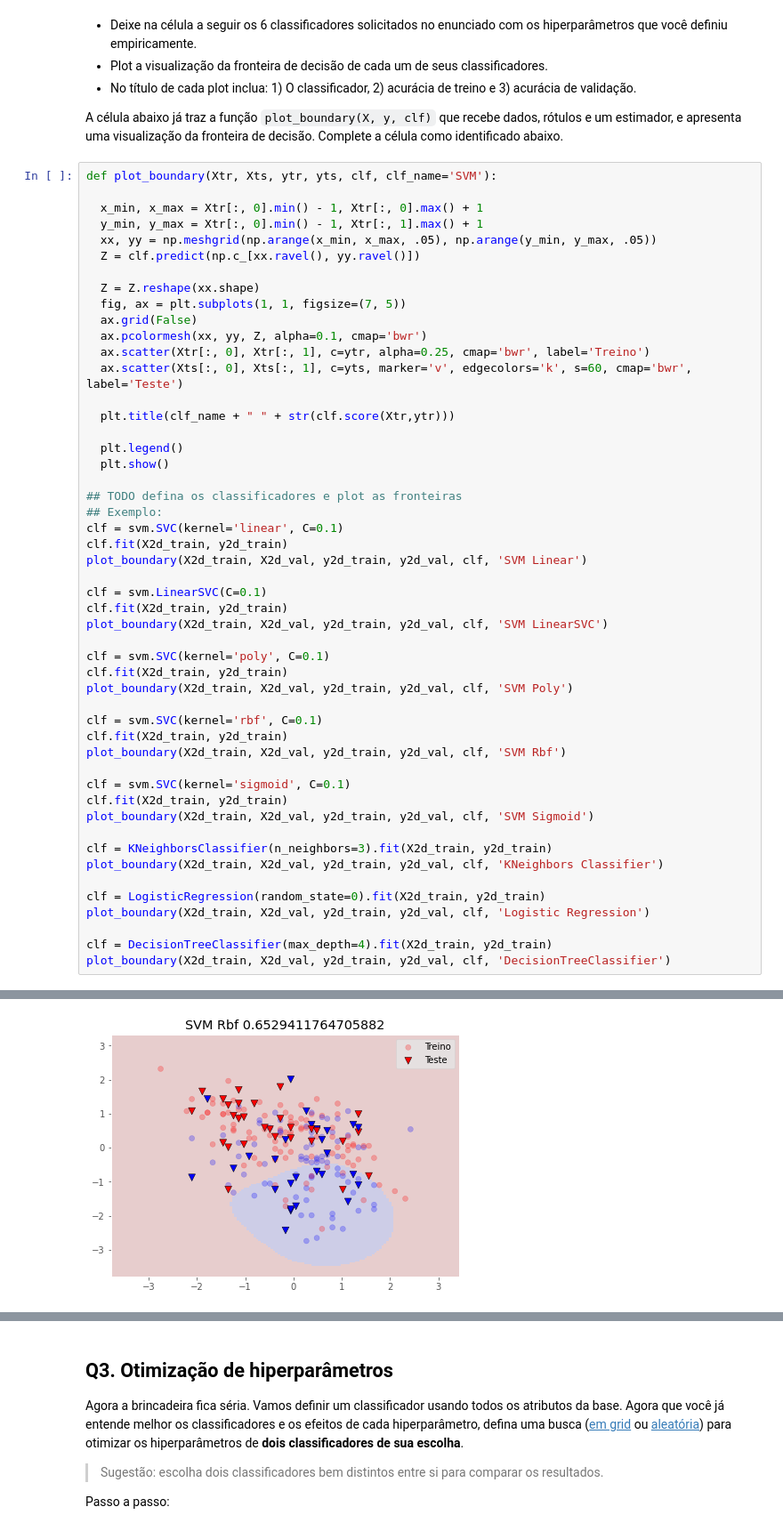
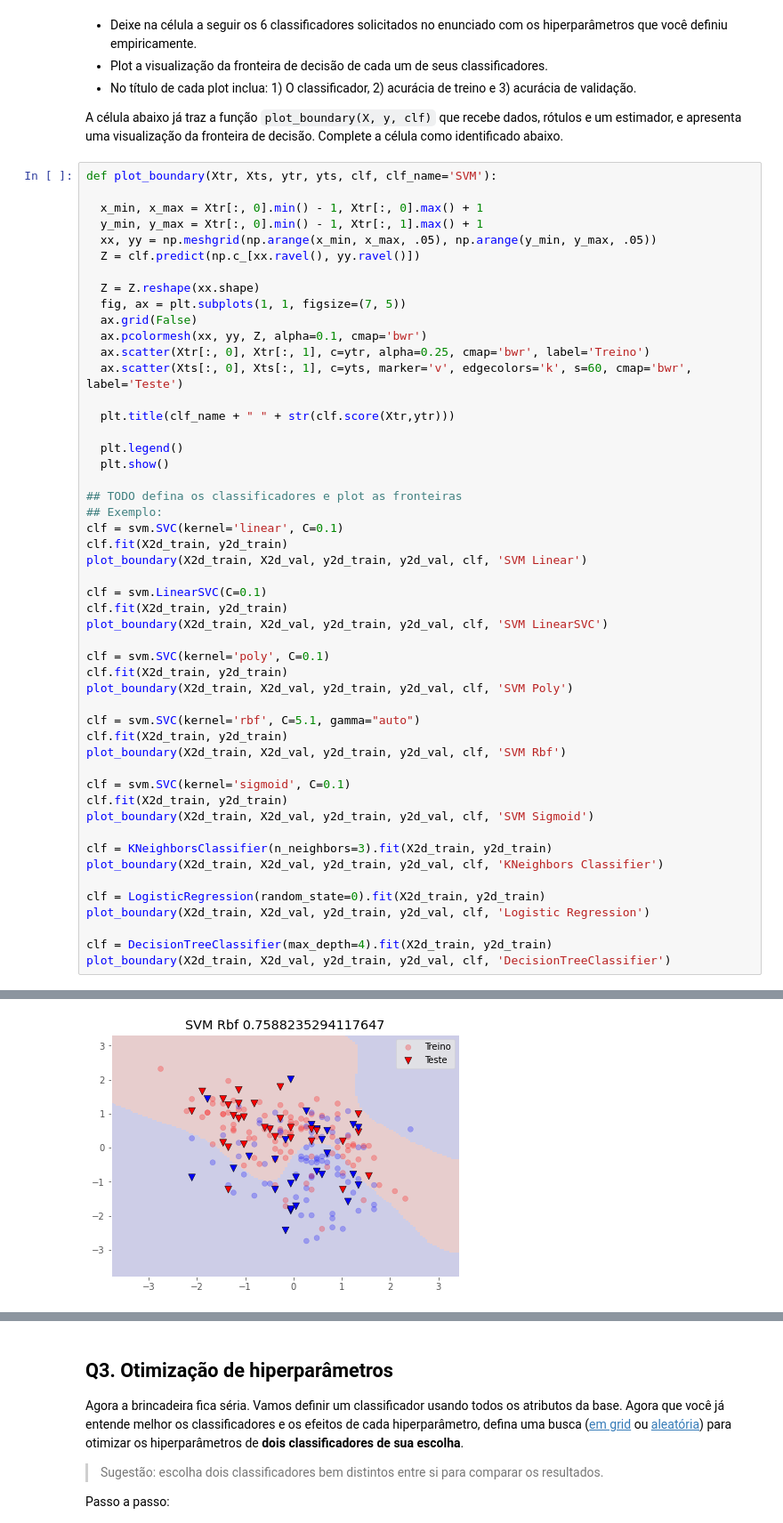
Before and after one commit to GustavoLR548/IA-GLR, a Jupyter notebook: Exercicios/Exercício #7 Classificação/Exercício_Classificação.ipynb, the cells around one changed output, grey strips where cells are left out. Shown: that part at 89% size. Drawn from its saved outputs; the diff is of its cells as text.

```diff
--- a/Exercicios/Exercício #7 Classificação/Exercício_Classificação.ipynb
+++ b/Exercicios/Exercício #7 Classificação/Exercício_Classificação.ipynb
@@ -124,35 +124,35 @@ clf = svm.SVC(kernel='linear', C=0.1)
 clf.fit(X2d_train, y2d_train)
 plot_boundary(X2d_train, X2d_val, y2d_train, y2d_val, clf, 'SVM Linear')
 
 clf = svm.LinearSVC(C=0.1)
 clf.fit(X2d_train, y2d_train)
 plot_boundary(X2d_train, X2d_val, y2d_train, y2d_val, clf, 'SVM LinearSVC')
 
 clf = svm.SVC(kernel='poly', C=0.1)
 clf.fit(X2d_train, y2d_train)
 plot_boundary(X2d_train, X2d_val, y2d_train, y2d_val, clf, 'SVM Poly')
 
-clf = svm.SVC(kernel='rbf', C=0.1)
+clf = svm.SVC(kernel='rbf', C=5.1, gamma="auto")
 clf.fit(X2d_train, y2d_train)
 plot_boundary(X2d_train, X2d_val, y2d_train, y2d_val, clf, 'SVM Rbf')
 
 clf = svm.SVC(kernel='sigmoid', C=0.1)
 clf.fit(X2d_train, y2d_train)
 plot_boundary(X2d_train, X2d_val, y2d_train, y2d_val, clf, 'SVM Sigmoid')
 
 clf = KNeighborsClassifier(n_neighbors=3).fit(X2d_train, y2d_train)
 plot_boundary(X2d_train, X2d_val, y2d_train, y2d_val, clf, 'KNeighbors Classifier')
 
 clf = LogisticRegression(random_state=0).fit(X2d_train, y2d_train)
 plot_boundary(X2d_train, X2d_val, y2d_train, y2d_val, clf, 'Logistic Regression')
 
 clf = DecisionTreeClassifier(max_depth=4).fit(X2d_train, y2d_train)
 plot_boundary(X2d_train, X2d_val, y2d_train, y2d_val, clf, 'DecisionTreeClassifier')
 # %% [output]
 [figure]
 [figure]
 [figure]
-[figure, old version]
+[figure, new version]
 [figure]
 [figure]
 [figure]
```
Also changed, not shown: parts of 4 cells of this notebook, 2 other files.
